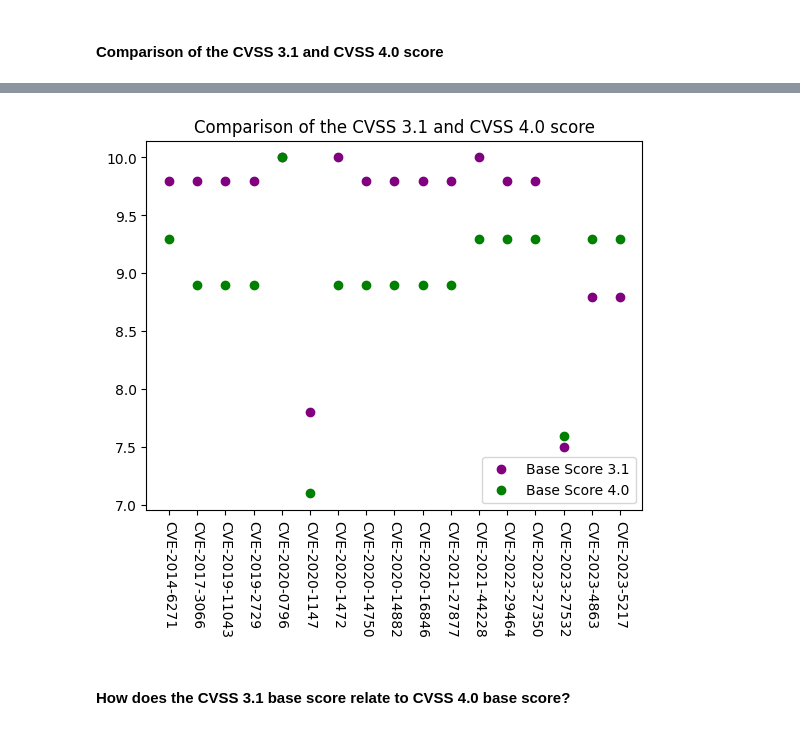
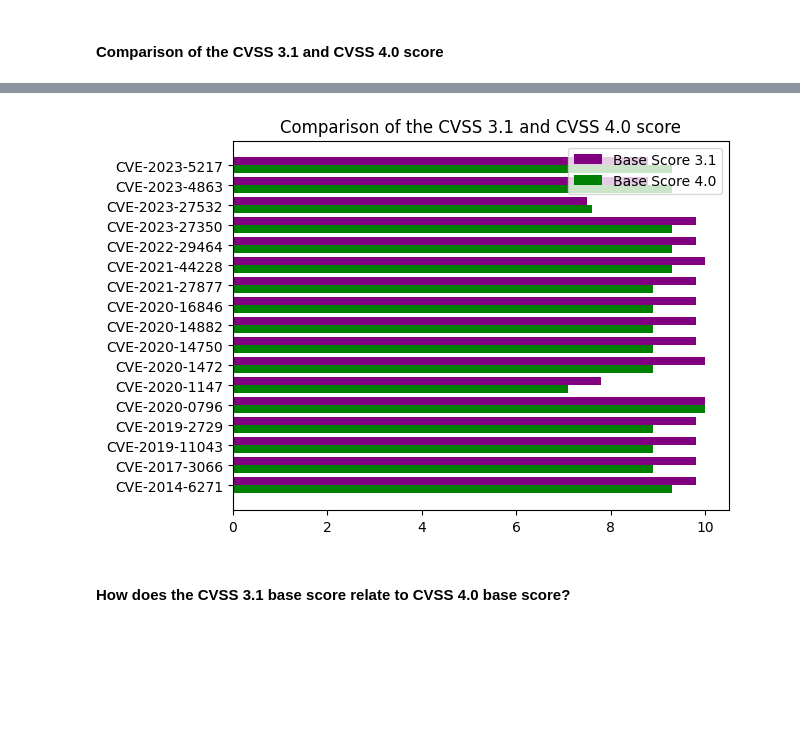
Before and after one commit to wojwozniak/cvss_converter, a Jupyter notebook: src/CVEcomparisons.ipynb, the cells around one changed output, grey strips where cells are left out. Saved outputs shown, nothing was run; the diff lists cells and outputs as text; code cells hidden in the pictures; blank space fills up the shorter version.

```diff
--- a/src/CVEcomparisons.ipynb
+++ b/src/CVEcomparisons.ipynb
@@ -17,20 +14,19 @@ from vector_converter import score_converter
 # %%
 
 df = pd.read_excel("EPSSprep.xlsx")
 df1 = pd.read_excel("EPSSprep.xlsx")
-plt.plot(df['Base Score 3.1'], 'o', label="Base Score 3.1", color="purple")
-plt.plot(df['Base Score 4.0'], 'o', label="Base Score 4.0", color="green")
-plt.xticks(df.index,df['CVE'], rotation=-90)
+plt.barh(np.arange(0, len(df)) + 0.20, width=df['Base Score 3.1'], height=0.4, label="Base Score 3.1", color="purple")
+plt.barh(np.arange(0, len(df)) - 0.20, width=df['Base Score 4.0'], height = 0.4, label="Base Score 4.0", color="green")
+plt.yticks(df.index, df['CVE'], rotation = 0)
 plt.legend()
 plt.title('Comparison of the CVSS 3.1 and CVSS 4.0 score')
 plt.show()
 tot_amount = len(df)
-
 #read in the vectors from EPSSprep file
 #cut the 4.0 vector so it has only base scores
 # plot it using two diff functions
 # %% [output]
-[figure, old version]
+[figure, new version]
 # %% [markdown]
 #### How does the CVSS 3.1 base score relate to CVSS 4.0 base score?
 # %%
```
Also changed, not shown: parts of 11 cells of this notebook.
